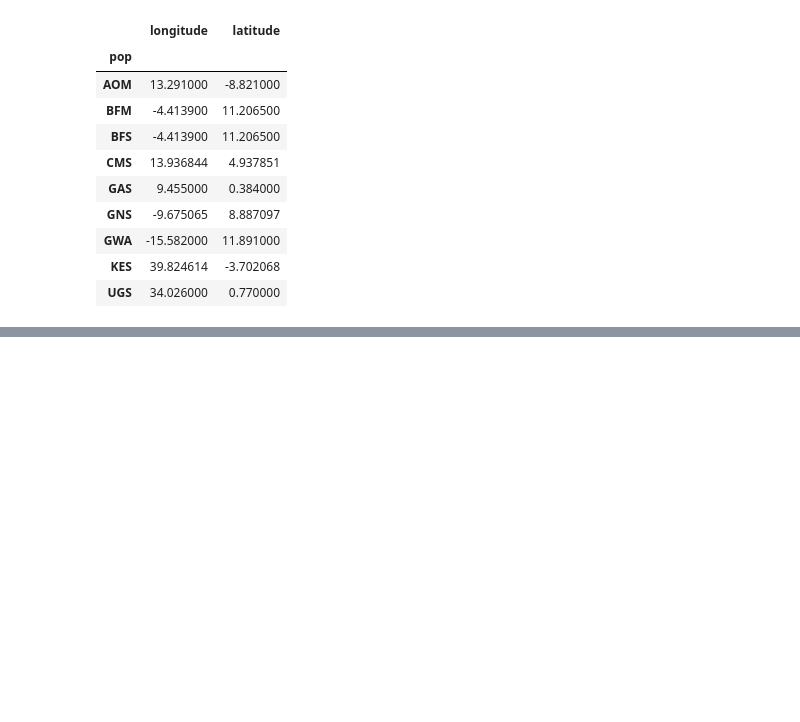
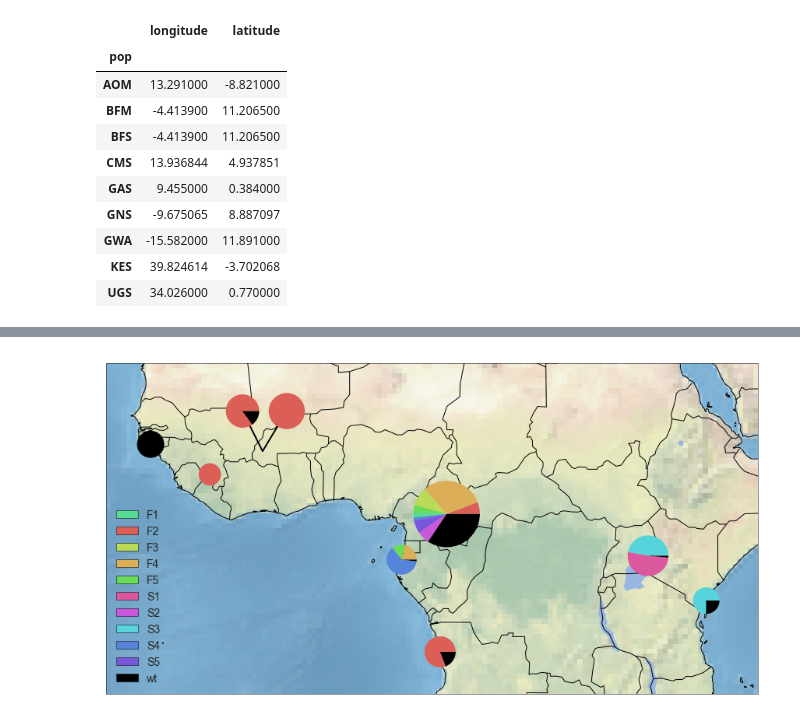
Before and after one commit to cclarkson/agam-vgsc-report, a Jupyter notebook: notebooks/Figure_1_DendroMap.ipynb, the cells around one changed output, grey strips where cells are left out. Cells and saved outputs as stored; diff of their text form; code cells hidden in the pictures; blank space fills up the shorter version.

```diff
--- a/notebooks/Figure_1_DendroMap.ipynb
+++ b/notebooks/Figure_1_DendroMap.ipynb
@@ -357,0 +337,46 @@ sum(ratios)
+# %%
+kdr_colors = {
+    'F2': highlight_colors[0],
+    'F4': highlight_colors[1],
+    'F3': highlight_colors[2],
+    'F5': highlight_colors[3],
+    'F1': highlight_colors[4],
+    'S3': highlight_colors[5],
+    'S4': highlight_colors[6],
+    'S5': highlight_colors[7],
+    'S2': highlight_colors[8],
+    'S1': highlight_colors[9],
+    'wt': highlight_colors[10]
+}
+# %%
+extent_lonlat = (-20, 45, -13, 20)
+
+subplot_kw = dict(projection=crs_lonlat)
+fig, ax = plt.subplots(figsize=(15, 15), subplot_kw=subplot_kw)
+ax.coastlines(resolution='50m', linewidth=.2, zorder=1)
+ax.stock_img()
+ax.add_feature(cfeature.BORDERS, lw=.1, zorder=4)
+ax.add_feature(cfeature.LAKES)
+#ax.margins(0)
+
+
+for pop, row in df_lonlat.iterrows():
+    #ax.add_patch(plt.Circle((row.longitude, row.latitude), radius=5, color='k'))
+    freqs = hap_freq_df.loc[pop]
+    ratios = np.asarray([freqs[i]/freqs[11] for i in range(11)])
+    #wedgeprops is used here just to pass the zorder command
+    ax.pie(ratios, wedgeprops=dict(zorder=5),  colors=highlight_colors, center=(row.longitude, row.latitude), radius=np.sqrt(hap_freq_df.loc[pop][11] * .02))
+
+
+
+ax.set_extent(extent_lonlat, crs=crs_lonlat)
+#add lines to BF orgin lonlat
+ax.plot([-4.413900, -6.413900], [11.206500, 15.206500], 'k-', linewidth=2)
+ax.plot([-4.413900, -2], [11.206500, 15.206500], 'k-', linewidth=2)
+
+handles = [mpl.patches.Patch(facecolor=v, edgecolor='k', label=k) for k, v in sorted(kdr_colors.items())]
+ax.legend(handles=handles, loc='lower left', prop={'size':14});
+#ax.add_patch(plt.Circle((-4.413900, 11.206500), radius=1, color='k'))
+# TO DO  - add legend
+# %% [output]
+[figure, added]
```
Also changed, not shown: parts of 14 cells of this notebook.
